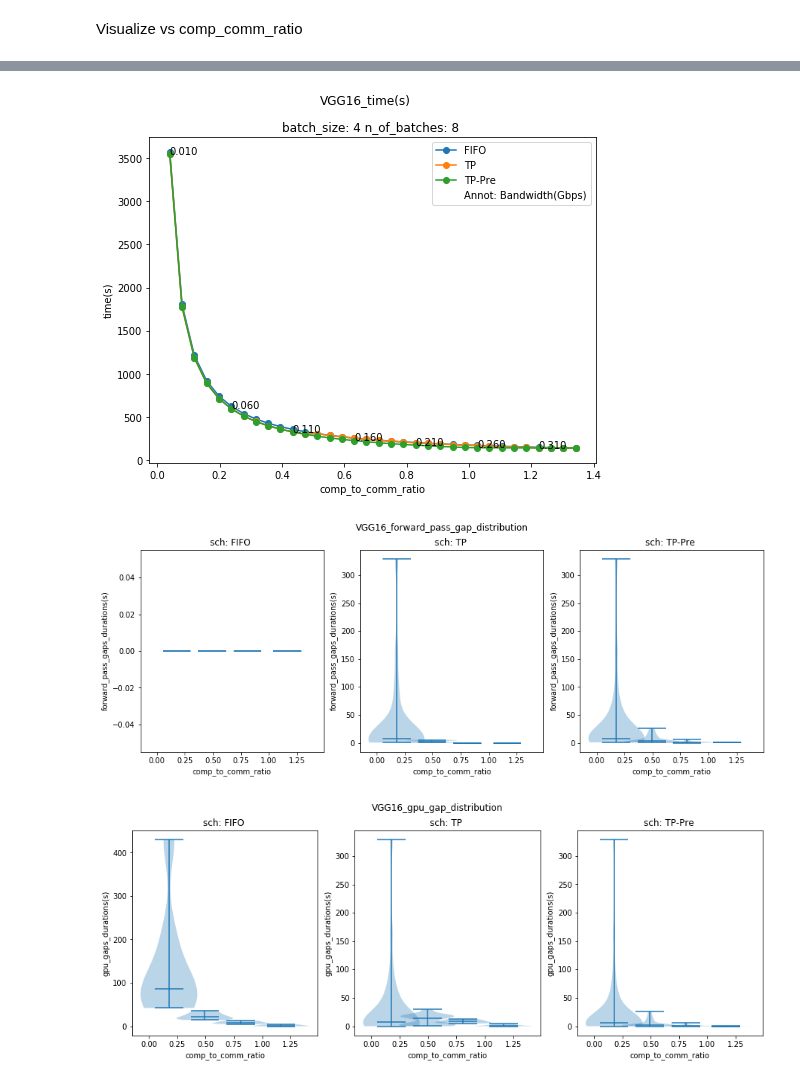
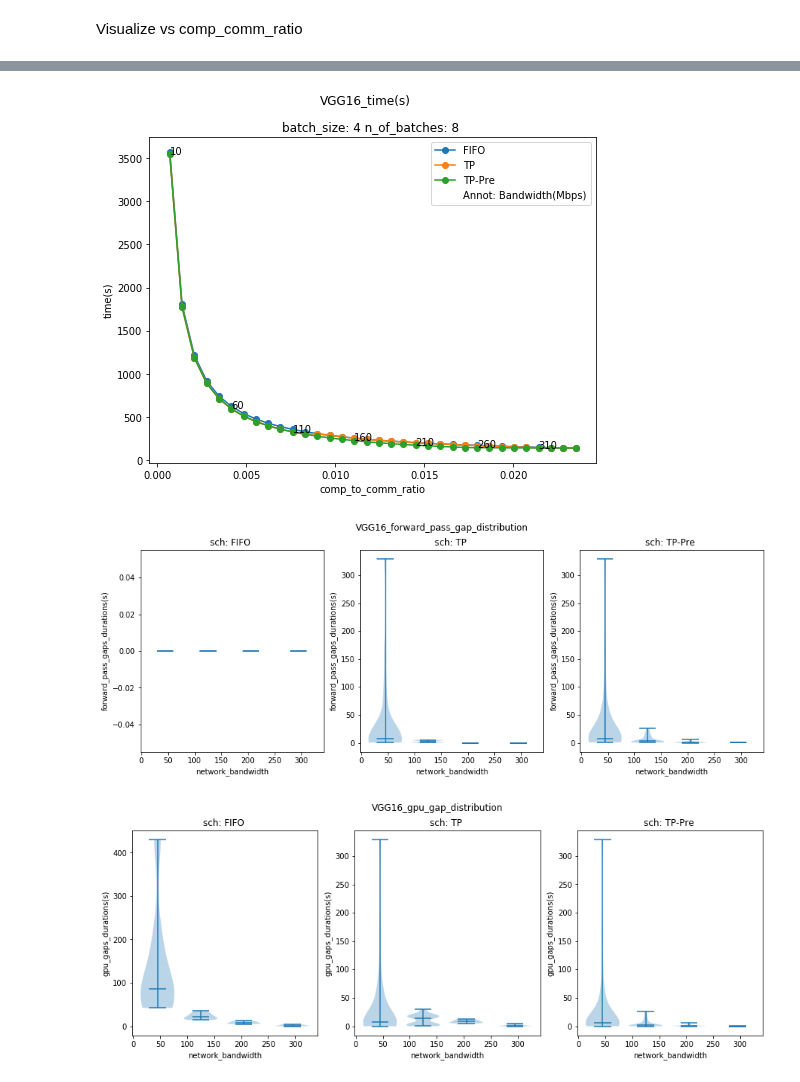
Before and after one commit to ChenYuHo/schedule-simulator, a Jupyter notebook: schedule_simulator_core/simulation_presets_visualization.ipynb, the cells around one changed output, grey strips where cells are left out. Cells and saved outputs as stored; diff of their text form; code cells hidden in the pictures.

```diff
--- a/schedule_simulator_core/simulation_presets_visualization.ipynb
+++ b/schedule_simulator_core/simulation_presets_visualization.ipynb
@@ -428,7 +354,10 @@ def violin_plot_grid(results, x, y, row_variable=None, column_variable=None, bin
                     ydata.append([0])
                 else:
                     ydata.append(li)
-            plt.violinplot(ydata, positions=filtered_x, showmedians=True)
+            width = (np.max(filtered_x) - np.min(filtered_x)) / len(filtered_x)
+            print(plt.xlim())
+            print(width)
+            plt.violinplot(ydata, positions=filtered_x, showmedians=True, widths=width)
             plt.xlabel(x)
             plt.ylabel(y.replace("$list$", ""))
             subplot_i += 1
@@ -446,16 +440,13 @@ Run simulation
 with open("../model_extraction/dags/VGG16.dag") as dag_file:
     base_dag = deserialize_dag(dag_file.read())
 
-bandwidths = list(np.arange(0.01, 0.35, 0.01))
-summary = GpuNetworkSim.run_group(gpu_rate=1,
-                                  network_rate= bandwidths,
+bandwidths = list(np.arange(0.01, 0.35, 0.01)*1e3)
+summary = GpuNetworkSim.run_group(network_bandwidth= bandwidths,
                                   gpu_scheduler=FIFOScheduler(),
                                   dag=base_dag,
                                   network_scheduler=schedulers,
                                   batch_size=4,
                                   n_of_batches=8,
-                                  resolution=5e3,
-                                  resolution_zeros_tolerance=0.06,
                                   clear_output=True,
                                   number_of_processes=None,
                                   save_chrome_traces=True,
@@ -534,18 +521,18 @@ for y in ["gpu_util","net_util", "speedup_over_fifo", "time(s)"]:
                    line_variable="sch",
                    row_variable="batch_size",
                    column_variable="n_of_batches",
-                   annotation_variable= "Bandwidth(Gbps)",
+                   annotation_variable= "Bandwidth(Mbps)",
                    annotation_only_for_line_groups=["TP-Pre"],
                    annotation_step=5,
                    label_length=float("inf"),
                    subplot_size=(8,6)
                   )
     file.savefig(f)
-f = violin_plot_grid(summary["results"], x="comp_to_comm_ratio", y="forward_pass_gaps_durations(s)",
+f = violin_plot_grid(summary["results"], x="network_bandwidth", y="forward_pass_gaps_durations(s)",
                      row_variable="sch", label_length=float("inf"), bins=4,
                      title="VGG16_forward_pass_gap_distribution")
 file.savefig(f)
-f = violin_plot_grid(summary["results"], x="comp_to_comm_ratio", y="gpu_gaps_durations(s)",
+f = violin_plot_grid(summary["results"], x="network_bandwidth", y="gpu_gaps_durations(s)",
                      row_variable="sch", label_length=float("inf"), bins=4,
                      title="VGG16_gpu_gap_distribution")
 file.savefig(f)
@@ -558,3 +557,3 @@ file.close()
-[figure, old version]
+[figure, new version]
-[figure, old version]
+[figure, new version]
-[figure, old version]
+[figure, new version]
```
Also changed, not shown: parts of 8 cells of this notebook, 7 other files.
